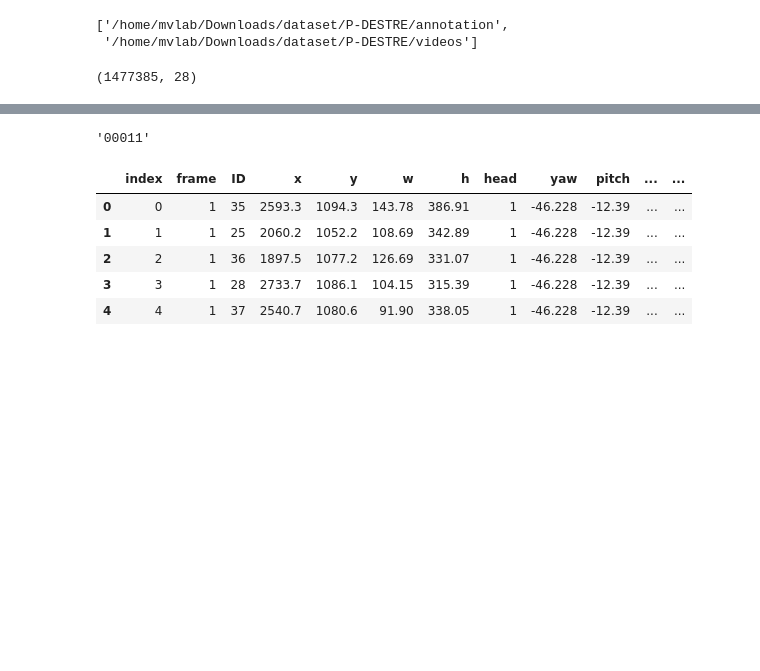
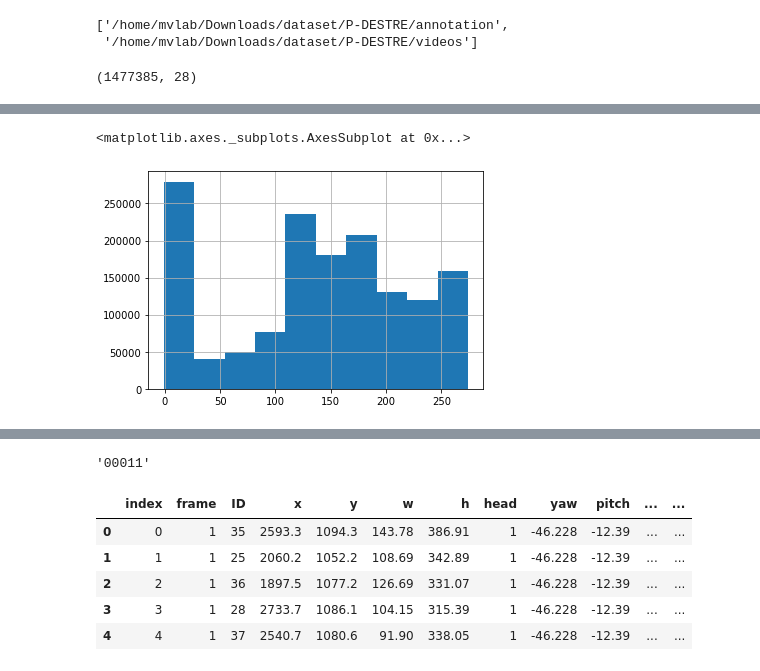
Before and after one commit to sogangori/pedestrian, a Jupyter notebook: pedestrian_v0.0_EfficientDetD2.ipynb, the cells around one changed output, grey strips where cells are left out. Cells and saved outputs as stored; diff of their text form; code cells hidden in the pictures; blank space fills up the shorter version.

```diff
--- a/pedestrian_v0.0_EfficientDetD2.ipynb
+++ b/pedestrian_v0.0_EfficientDetD2.ipynb
@@ -212,0 +257,5 @@ df_P_DESTRE.shape
+# %%
+df_P_DESTRE['ID'].hist() #2:unknown
+# %% [output]
+<matplotlib.axes._subplots.AxesSubplot at 0x...>
+[figure, added]
```
Also changed, not shown: parts of 87 cells of this notebook.
